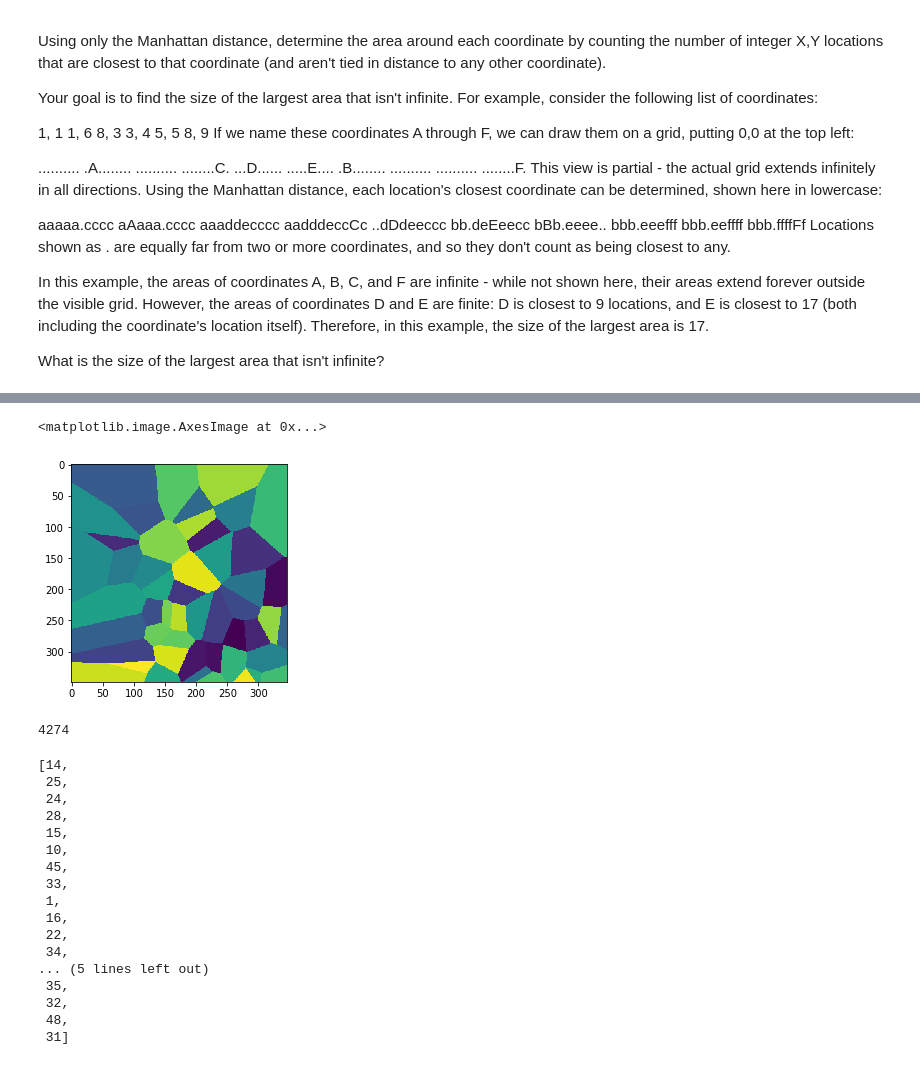
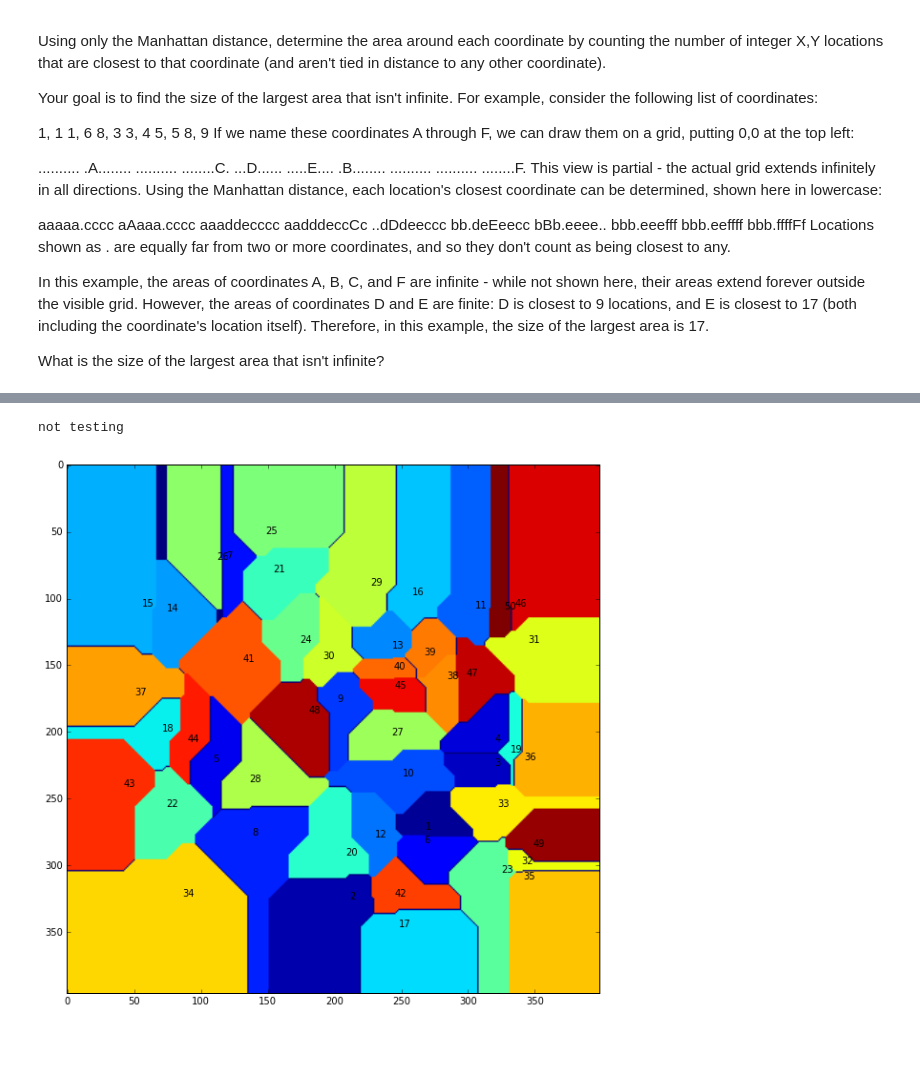
Before and after one commit to Gijsbertbas/Advent, a Jupyter notebook: Day6_solutions.ipynb, the cells around one changed output, grey strips where cells are left out. Drawn from its saved outputs; the diff is of its cells as text; code cells hidden in the pictures.

```diff
--- a/Day6_solutions.ipynb
+++ b/Day6_solutions.ipynb
@@ -69,21 +66,45 @@ matrix.shape
-# %%
-def nearest(points, p):
-    dist = float('inf')
-    i, j = p
-    for c, point in enumerate(points):
-        x, y = point
-        if np.sum((np.square(x-i), np.square(y-j))) < dist:
-            dist = np.sum((np.square(x-i), np.square(y-j)))
-            near = c
-    return int(near)
+# %%
+# testing with example from exercise
+'''
+points = [(1, 1),
+(1, 6),
+(8, 3),
+(3, 4),
+(5, 5),
+(8, 9)]
+arr = np.array(points)
+matrix = np.zeros((10,10), dtype=int)
+'''
+print('not testing')
+# %% [output]
+not testing
+# %%
+def distance(p1, p2):
+    return np.abs(p1[0] - p2[0]) + np.abs(p1[1] - p2[1])
+
+def nearest(points, p):
+    occ = Counter()
+    val = Counter()
+    for c, point in enumerate(points):
+        dist = distance(p, point)
+        occ[dist] += 1
+        val[dist] = c+1
+    if occ[min(occ)] > 1:
+        near = 0
+    else:
+        near = val[min(occ)]
+    return int(near)
 # %%
 a, b = matrix.shape
 for i in range(a):
     for j in range(b):
         matrix[i,j] = nearest(points, (i,j))
-# %%
-plt.imshow(matrix)
-# %% [output]
-<matplotlib.image.AxesImage at 0x...>
-[figure, removed]
+# %%
+fig = plt.figure(figsize=(10,10))
+im = plt.imshow(np.transpose(matrix))
+#plt.scatter(arr[:,1], arr[:,0], c='r')
+for t, point in enumerate(points):
+    plt.text(x=point[0], y=point[1], s=str(t+1))
+# %% [output]
+[figure, added]
 # %%
@@ -111,24 +131,0 @@ for i, b in enumerate(bincount):
-# %%
-top
-# %% [output]
-4274
-# %%
-edges
-# %% [output]
-[14,
- 25,
- 24,
- 28,
- 15,
- 10,
- 45,
- 33,
- 1,
- 16,
- 22,
- 34,
-... (5 lines left out)
- 35,
- 32,
- 48,
- 31]
```
Also changed, not shown: parts of 15 cells of this notebook.
